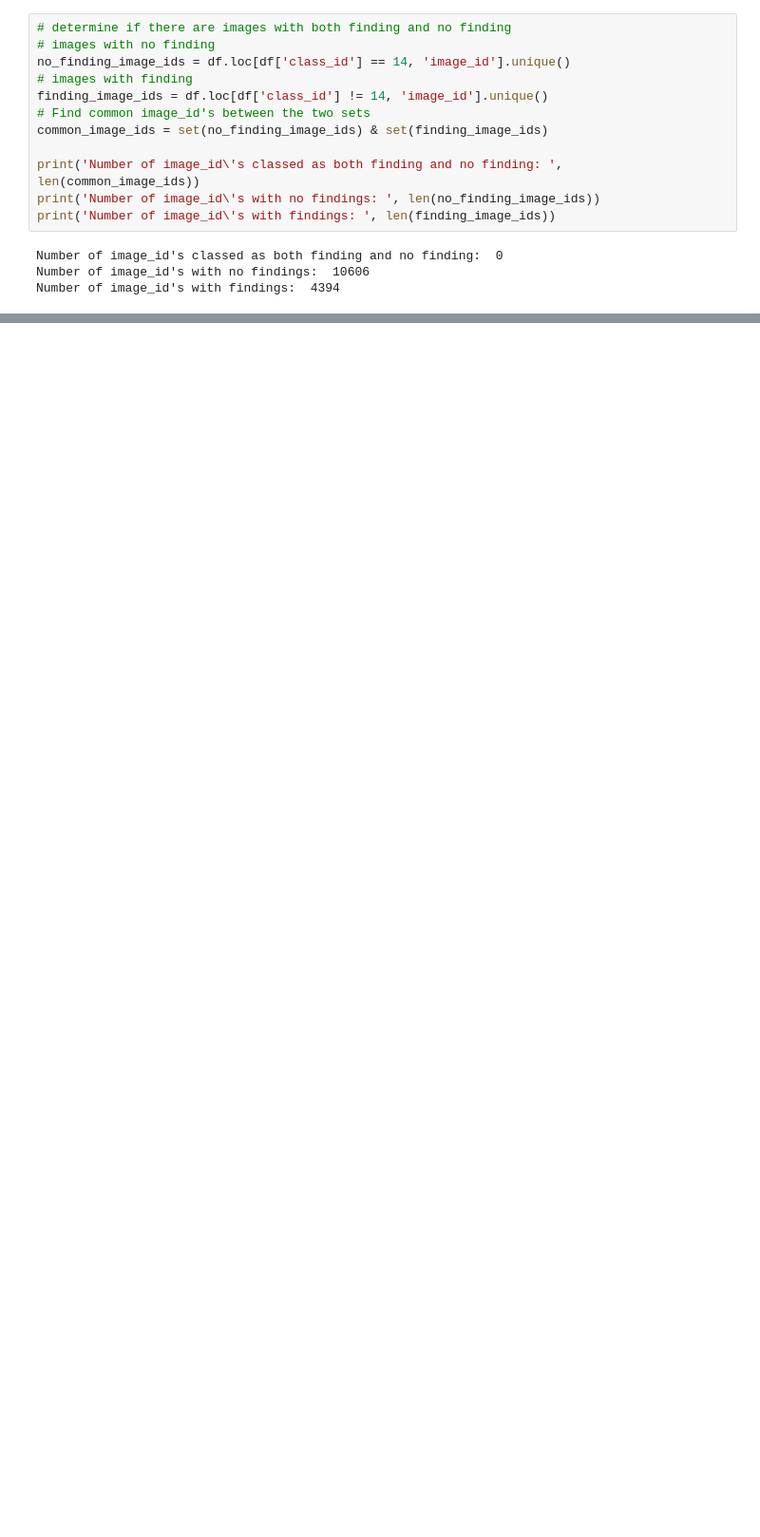
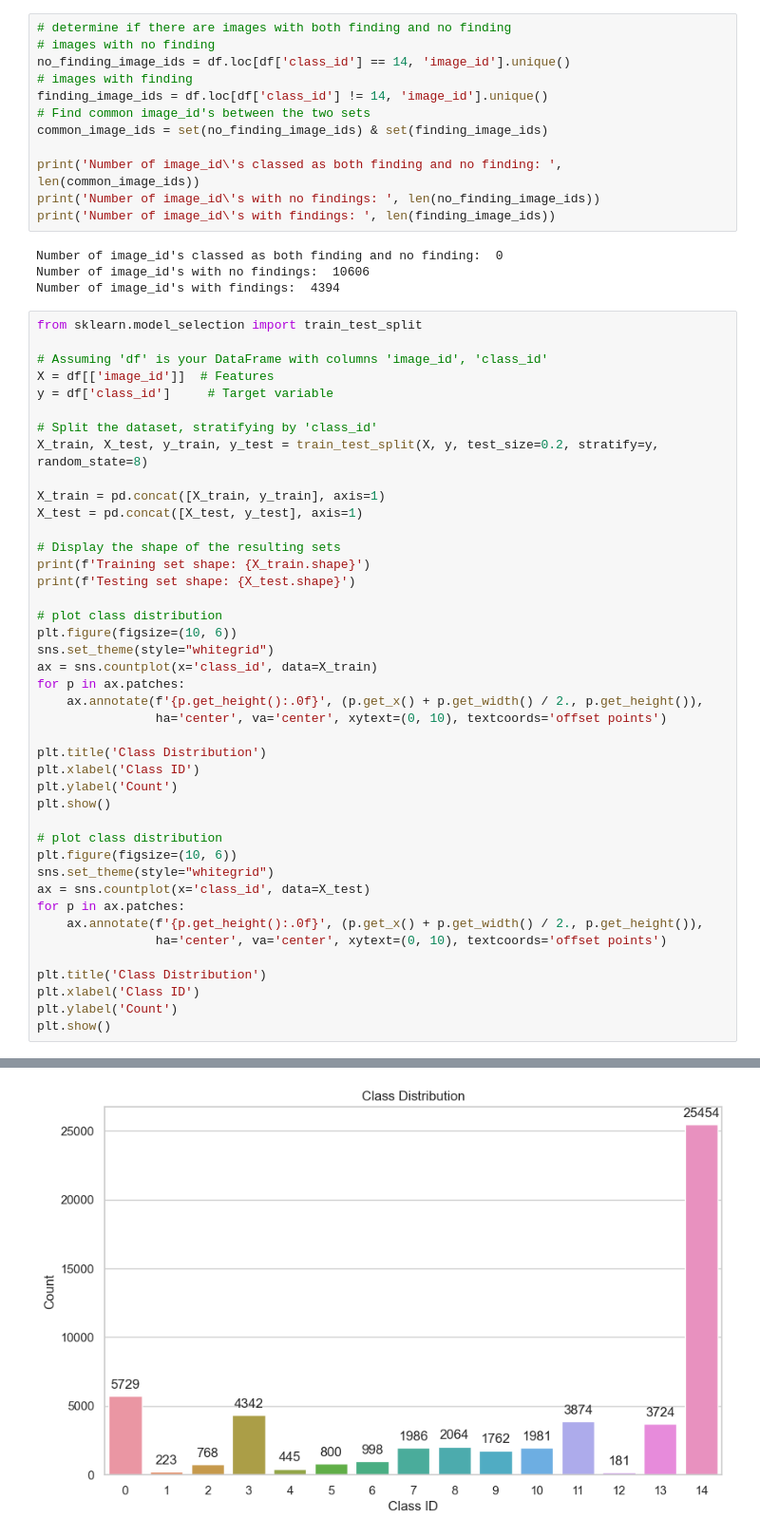
Before and after one commit to RSHVR/DeepRadiology, a Jupyter notebook: capstone_eda.ipynb, the cells around one changed output, grey strips where cells are left out. Shown at 95% size. Saved outputs shown, nothing was run; the diff lists cells and outputs as text; blank space fills up the shorter version.

```diff
--- a/capstone_eda.ipynb
+++ b/capstone_eda.ipynb
@@ -142,3 +140,46 @@ print('Number of image_id\'s with findings: ', len(finding_image_ids))
 Number of image_id's classed as both finding and no finding:  0
 Number of image_id's with no findings:  10606
 Number of image_id's with findings:  4394
+# %%
+from sklearn.model_selection import train_test_split
+
+# Assuming 'df' is your DataFrame with columns 'image_id', 'class_id'
+X = df[['image_id']]  # Features
+y = df['class_id']     # Target variable
+
+# Split the dataset, stratifying by 'class_id'
+X_train, X_test, y_train, y_test = train_test_split(X, y, test_size=0.2, stratify=y, random_state=8)
+
+X_train = pd.concat([X_train, y_train], axis=1)
+X_test = pd.concat([X_test, y_test], axis=1)
+
+# Display the shape of the resulting sets
+print(f'Training set shape: {X_train.shape}')
+print(f'Testing set shape: {X_test.shape}')
+
+# plot class distribution
+plt.figure(figsize=(10, 6))
+sns.set_theme(style="whitegrid")
+ax = sns.countplot(x='class_id', data=X_train)
+for p in ax.patches:
+    ax.annotate(f'{p.get_height():.0f}', (p.get_x() + p.get_width() / 2., p.get_height()),
+                ha='center', va='center', xytext=(0, 10), textcoords='offset points')
+
+plt.title('Class Distribution')
+plt.xlabel('Class ID')
+plt.ylabel('Count')
+plt.show()
+
+# plot class distribution
+plt.figure(figsize=(10, 6))
+sns.set_theme(style="whitegrid")
+ax = sns.countplot(x='class_id', data=X_test)
+for p in ax.patches:
+    ax.annotate(f'{p.get_height():.0f}', (p.get_x() + p.get_width() / 2., p.get_height()),
+                ha='center', va='center', xytext=(0, 10), textcoords='offset points')
+
+plt.title('Class Distribution')
+plt.xlabel('Class ID')
+plt.ylabel('Count')
+plt.show()
+# %% [output]
@@ -144,0 +188 @@ Number of image_id's with findings:  4394
+[figure, added]
```
Also changed, not shown: parts of 7 cells of this notebook, 3 other files.
